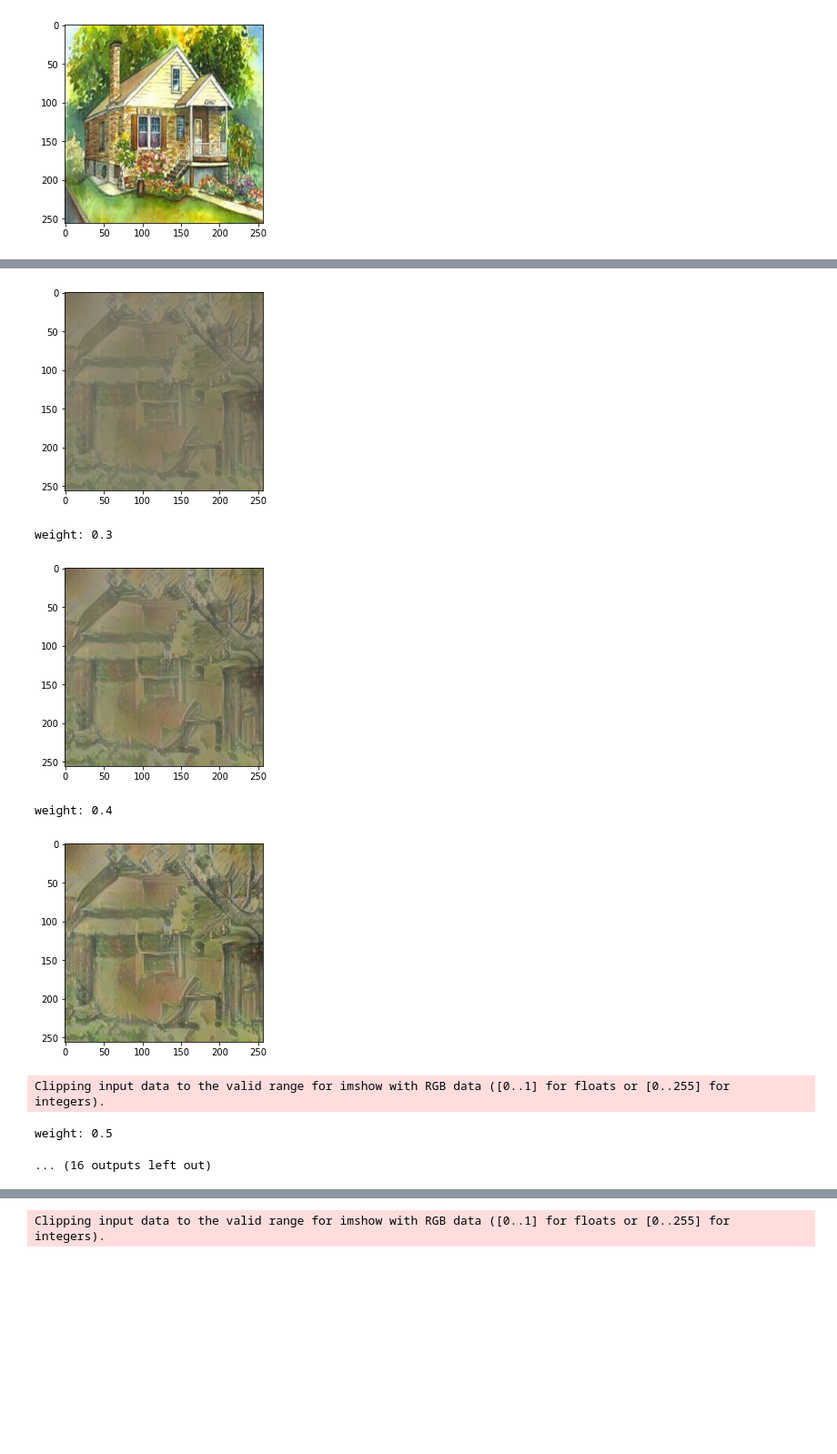
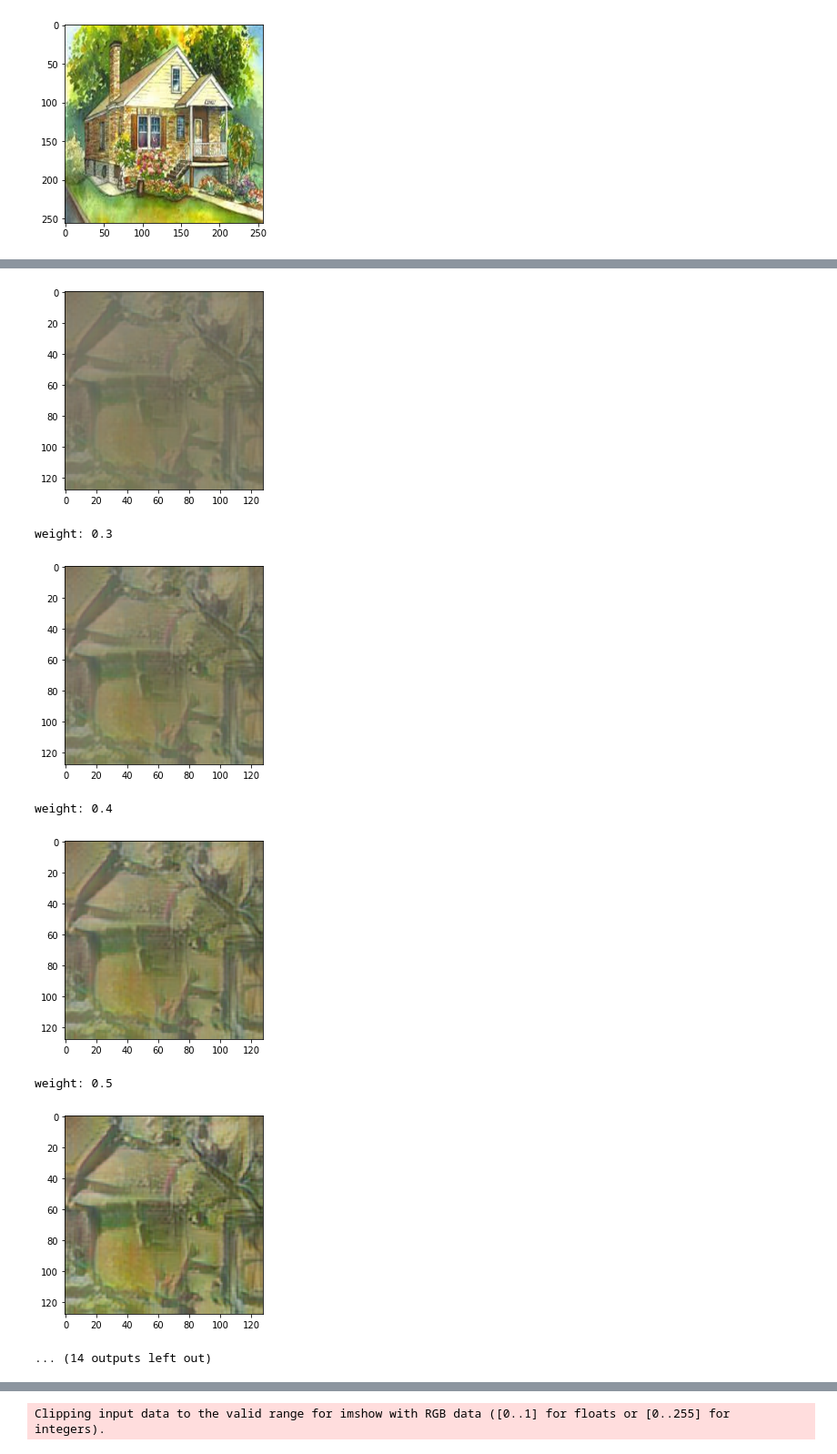
Before and after one commit to SimplePro/AutoColoringAI, a Jupyter notebook: jupyter/AdaIN Style Transfer.ipynb, the cells around one changed output, grey strips where cells are left out. Shown at 91% size. Saved outputs shown, nothing was run; the diff lists cells and outputs as text; code cells hidden in the pictures; blank space fills up the shorter version.

```diff
--- a/jupyter/AdaIN Style Transfer.ipynb
+++ b/jupyter/AdaIN Style Transfer.ipynb
@@ -81,8 +81,8 @@ plt.show()
 # %%
 def transform(size=128): return transforms.Compose([transforms.Resize(size), transforms.ToTensor()])
 
-content = transform(size=256)(content_img).to(device).unsqueeze(0)
-style = transform(size=256)(style_img).to(device).unsqueeze(0)
+content = transform(size=128)(content_img).to(device).unsqueeze(0)
+style = transform(size=128)(style_img).to(device).unsqueeze(0)
 
 coloring_result = interpolation(content, [style], [0.5])
 # %%
@@ -102,10 +102,10 @@ import numpy as np
 
 coloring_result = coloring_result[0]
 
-result = np.zeros((256, 256, 3))
+result = np.zeros((128, 128, 3))
 
-for i in range(256):
-    for j in range(256):
+for i in range(128):
+    for j in range(128):
         result[i, j] = coloring_result[:, i, j]
 
 print(result.shape)
@@ -175,12 +174,12 @@ class AutoColoring:
 
 
     def interpolation(self, content, styles):
-        content_f = vgg(content)
-        style_fs = [vgg(style) for style in styles]
+        content_f = self.vgg(content)
+        style_fs = [self.vgg(style) for style in styles]
 
         feature = sum([self.weights[i] * self.adain_normalization(content_f, style_fs[i]) for i in range(len(style_fs))])
 
-        return decoder(feature)
+        return self.decoder(feature)
 
 
     def result_(self):
@@ -200,8 +199,13 @@ class AutoColoring:
 
         return coloring_result
 # %%
-auto_coloring = AutoColoring(content_path="./content.jpg", style_paths=["./style_house.jpg"], device=device,
-                            vgg=vgg, decoder=decoder, size=(256, 256), weights=[1.0])
+device = torch.device("cuda" if torch.cuda.is_available() else "cpu")
+
+vgg, decoder = load_vgg_decoder.load(vgg_path="../main/pre-trained/vgg_normalised.pth",
+                                         decoder_path="../main/pre-trained/decoder.pth", device=device)
+
+auto_coloring = AutoColoring(content_path="../test_image/content.jpg", style_paths=["../test_image/style_house.jpg"],
+                             device=device, vgg=vgg, decoder=decoder, size=(128, 128), weights=[1.0])
 
 coloring_result = auto_coloring.result_()
 # %%
@@ -213,7 +217,7 @@ Clipping input data to the valid range for imshow with RGB data ([0..1] for floa
 # %%
 for i in range(11):
-    auto_coloring = AutoColoring(content_path="./content.jpg", style_paths=["./style_house.jpg"], device=device,
-                                 vgg=vgg, decoder=decoder, size=(256, 256), weights=[i/10])
+    auto_coloring = AutoColoring(content_path="../test_image/content.jpg", style_paths=["../test_image/style_house.jpg"], device=device,
+                                 vgg=vgg, decoder=decoder, size=(128, 128), weights=[i/10])
 
     coloring_result = auto_coloring.result_()
 
@@ -228,10 +232,10 @@ weight: 0.1
 weight: 0.2
-[figure, old version]
+[figure, new version]
 weight: 0.3
-[figure, old version]
+[figure, new version]
 weight: 0.4
-[figure, old version]
+[figure, new version]
-Clipping input data to the valid range for imshow with RGB data ([0..1] for floats or [0..255] for integers).
+weight: 0.5
+[figure, added]
-weight: 0.5
+... (14 outputs left out)
-... (16 outputs left out)
 # %%
```
Also changed, not shown: parts of 13 cells of this notebook.
